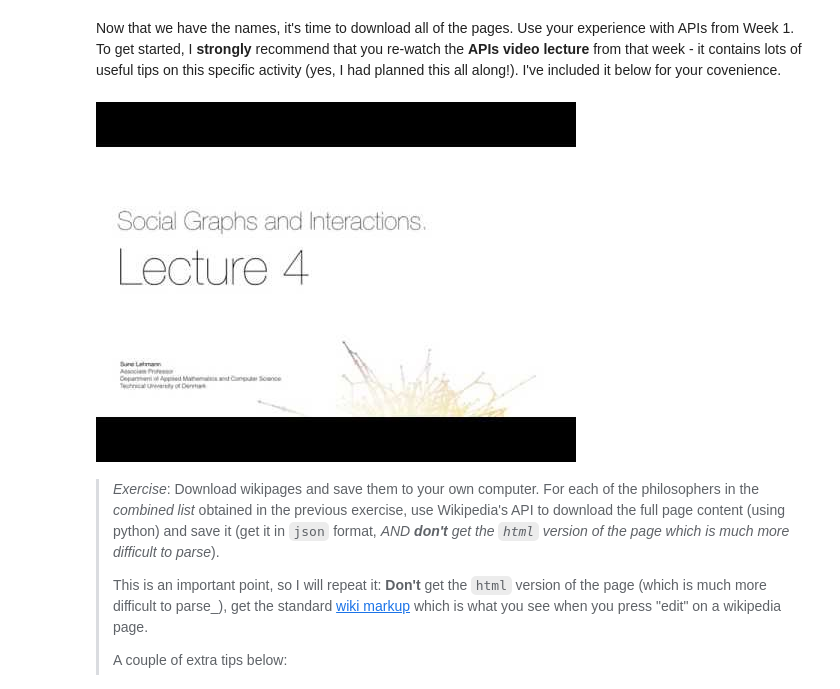
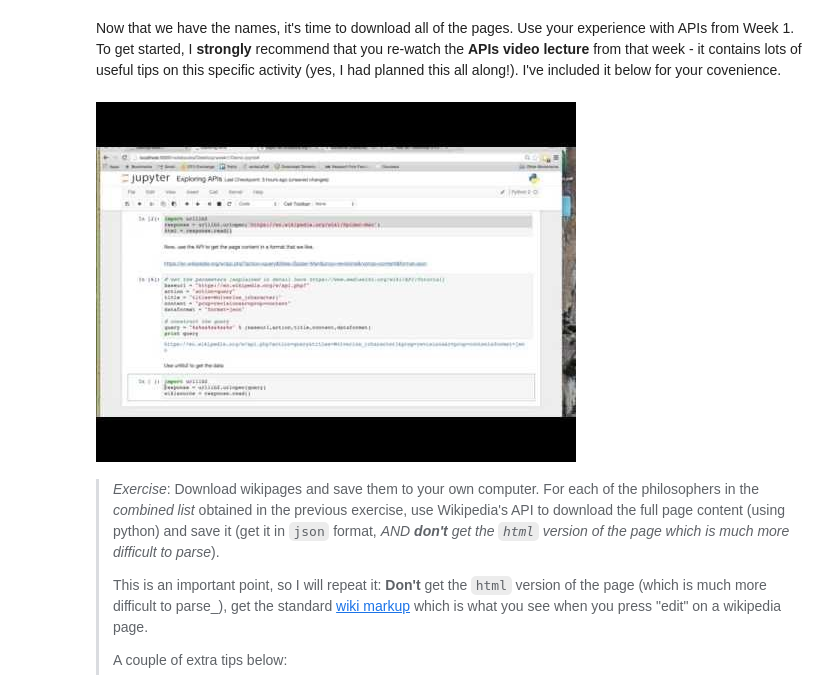
Before and after one commit to suneman/socialgraphs2016, a Jupyter notebook: lectures/Week4.ipynb, the cells around one changed output. Saved outputs shown, nothing was run; the diff lists cells and outputs as text; code cells hidden in the pictures.

```diff
--- a/lectures/Week4.ipynb
+++ b/lectures/Week4.ipynb
@@ -80,9 +80,9 @@ YouTubeVideo("91gknsVGHls",width=800, height=450)
 # %% [markdown]
 Now that we have the names, it's time to download all of the pages. Use your experience with APIs from Week 1\. To get started, I **strongly** recommend that you re-watch the **APIs video lecture** from that week - it contains lots of useful tips on this specific activity (yes, I had planned this all along!). I've included it below for your covenience.
 # %%
-YouTubeVideo("91gknsVGHls",width=800, height=450)
+YouTubeVideo("9l5zOfh0CRo",width=800, height=450)
 # %% [output]
-[figure, old version]
+[figure, new version]
 # %% [markdown]
 > _Exercise_: Download wikipages and save them to your own computer. For each of the philosophers in the _combined list_ obtained in the previous exercise, use Wikipedia's API to download the full page content (using python) and save it (get it in `json` format, _AND **don't** get the `html` version of the page which is much more difficult to parse_).
 >
```
